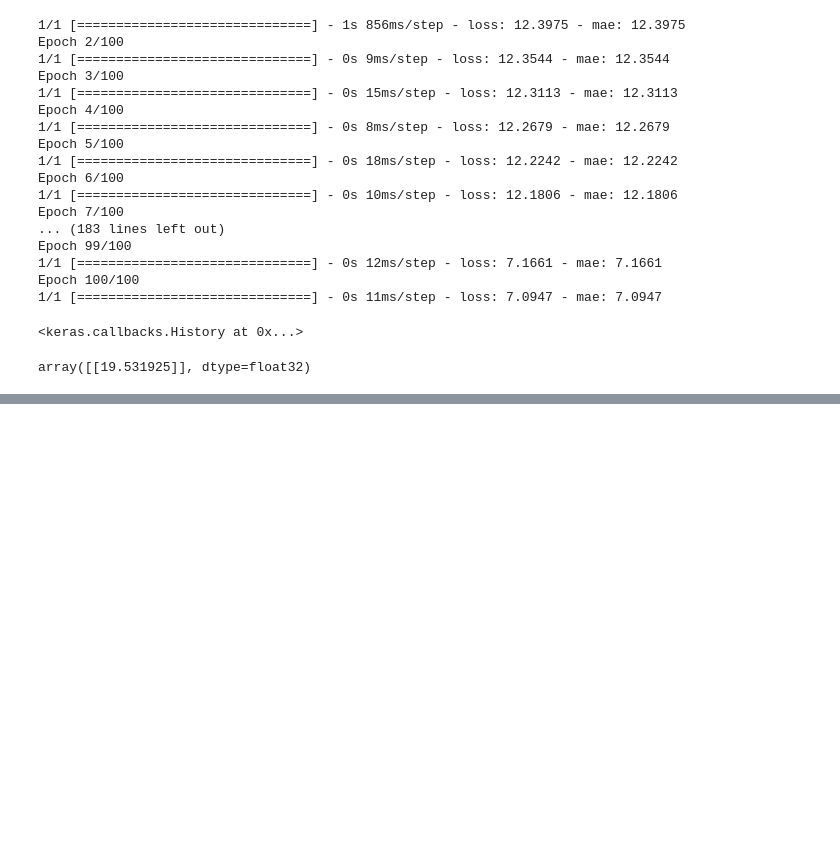
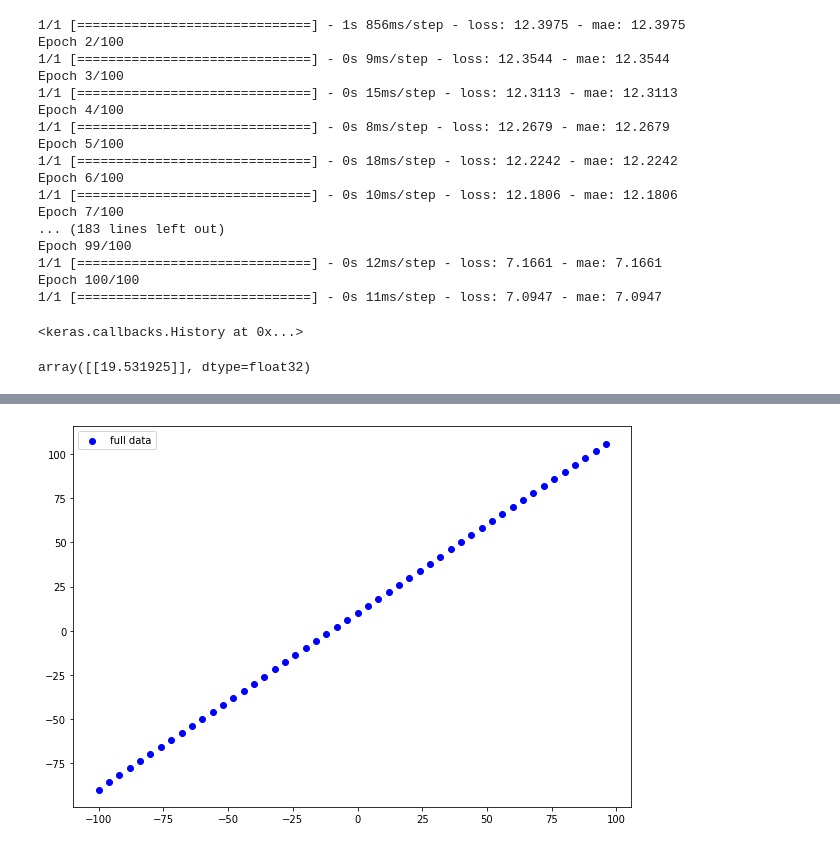
Before and after one commit to Jyoti1706/tensorflow-certification, a Jupyter notebook: 01_Neural_Network_Regression_with_Tensorflow.ipynb, the cells around one changed output, grey strips where cells are left out. Cells and saved outputs as stored; diff of their text form; code cells hidden in the pictures; blank space fills up the shorter version.

Commit message:
plot the model

```diff
--- a/01_Neural_Network_Regression_with_Tensorflow.ipynb
+++ b/01_Neural_Network_Regression_with_Tensorflow.ipynb
@@ -280,0 +304,6 @@ array([[19.531925]], dtype=float32)
+# %%
+# Make a bigger dataset
+X = np.arange(-100, 100, 4)
+
+y = X + 10
+X, y
@@ -280,0 +320,8 @@ array([[19.531925]], dtype=float32)
+# %%
+plt.figure(figsize=(10, 7))
+# Plot training data in blue
+plt.scatter(X, y, c='b', label='full data')
+
+plt.legend();
+# %% [output]
+[figure, added]
```
Also changed, not shown: parts of 21 cells of this notebook.
